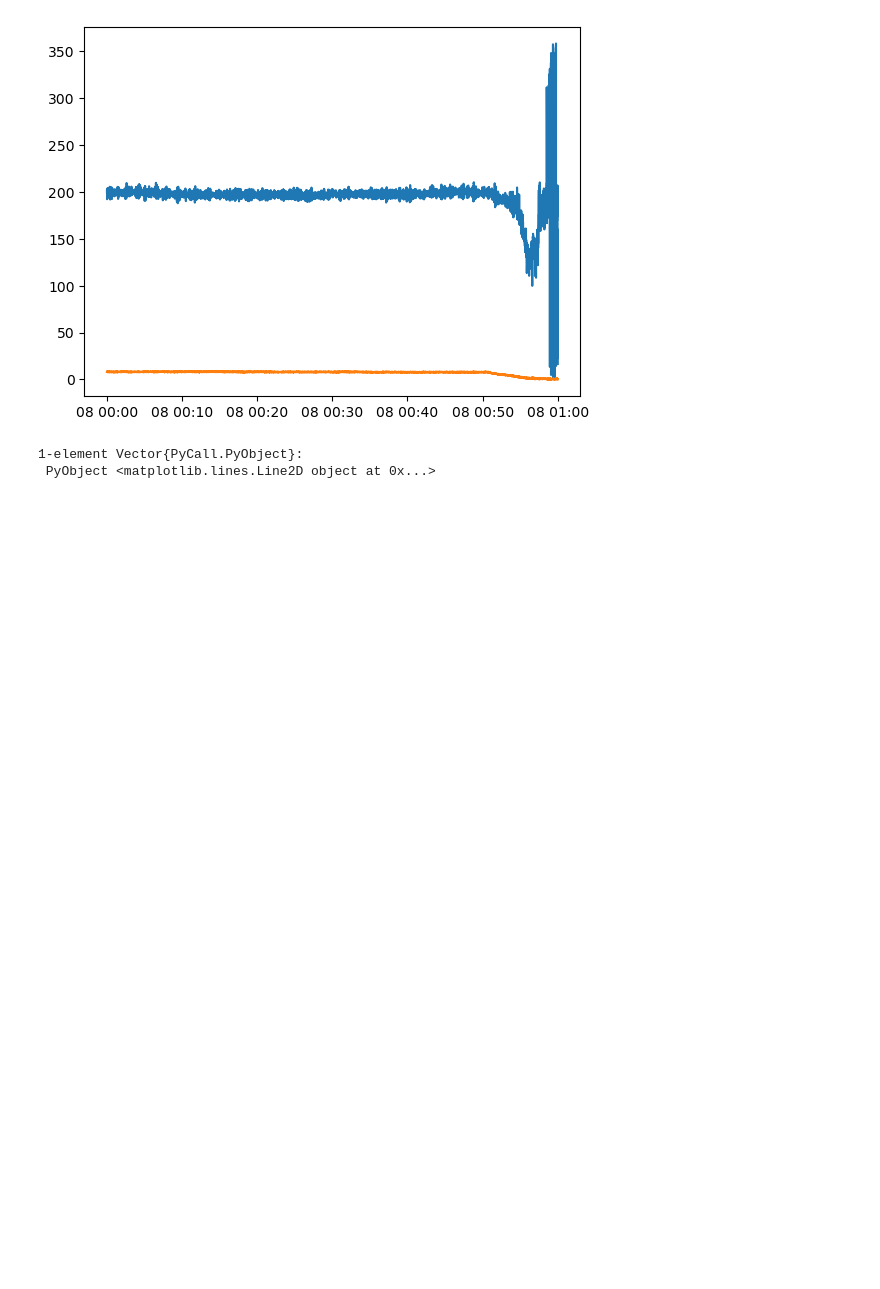
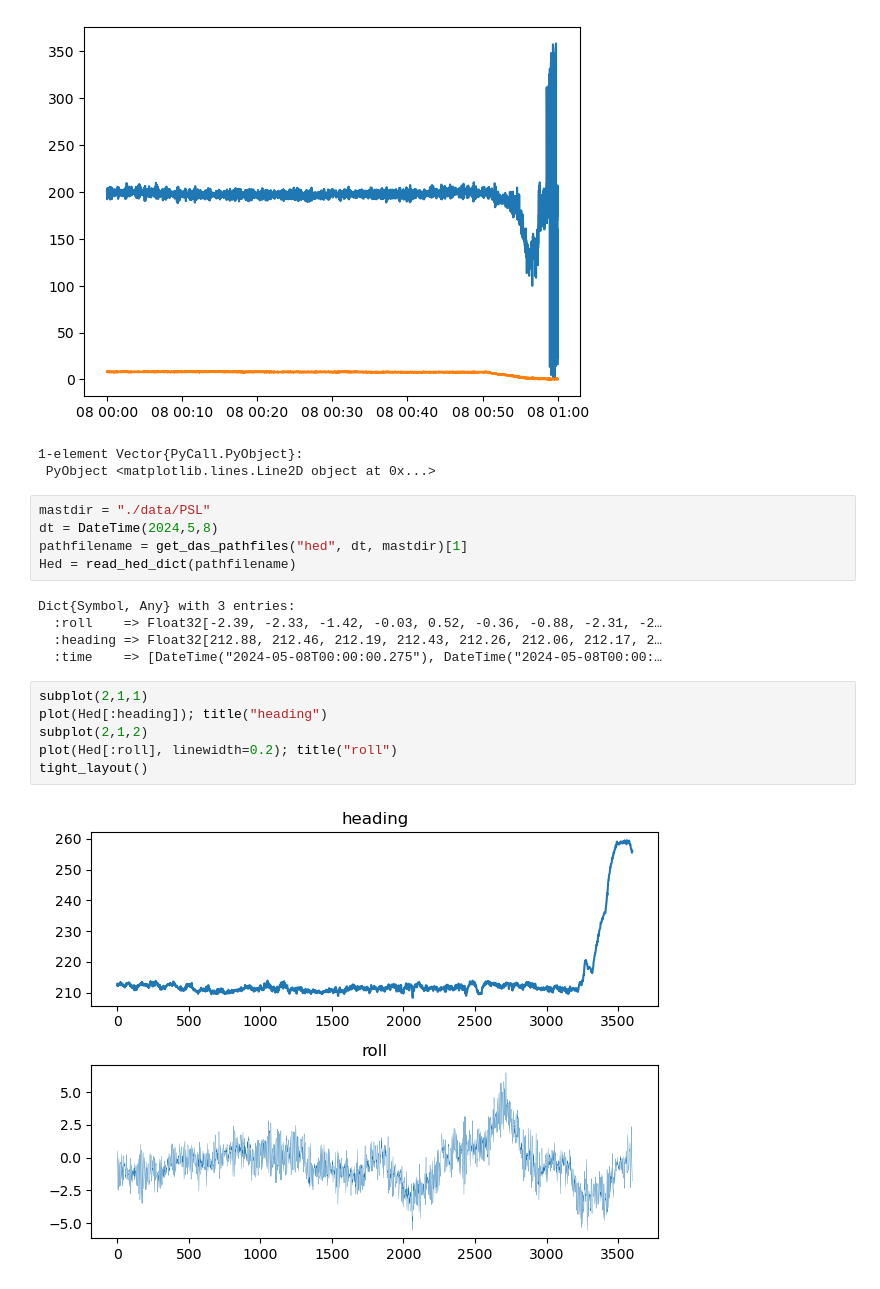
Before and after one commit to deszoeke/ASTRAL-mast, a Jupyter notebook: read_gps.ipynb, the cells around one changed output. Cells and saved outputs as stored; diff of their text form; blank space fills up the shorter version.

Commit message:
read hed in read_gps.ipynb

```diff
--- a/read_gps.ipynb
+++ b/read_gps.ipynb
@@ -308,3 +378,21 @@ plot(Gps[:time], Gps[:sog_kts])
 [figure]
 1-element Vector{PyCall.PyObject}:
  PyObject <matplotlib.lines.Line2D object at 0x...>
+# %%
+mastdir = "./data/PSL"
+dt = DateTime(2024,5,8)
+pathfilename = get_das_pathfiles("hed", dt, mastdir)[1]
+Hed = read_hed_dict(pathfilename)
+# %% [output]
+Dict{Symbol, Any} with 3 entries:
+  :roll    => Float32[-2.39, -2.33, -1.42, -0.03, 0.52, -0.36, -0.88, -2.31, -2…
+  :heading => Float32[212.88, 212.46, 212.19, 212.43, 212.26, 212.06, 212.17, 2…
+  :time    => [DateTime("2024-05-08T00:00:00.275"), DateTime("2024-05-08T00:00:…
+# %%
+subplot(2,1,1)
+plot(Hed[:heading]); title("heading")
+subplot(2,1,2)
+plot(Hed[:roll], linewidth=0.2); title("roll")
+tight_layout()
+# %% [output]
+[figure, added]
```
Also changed, not shown: parts of 2 cells of this notebook.
